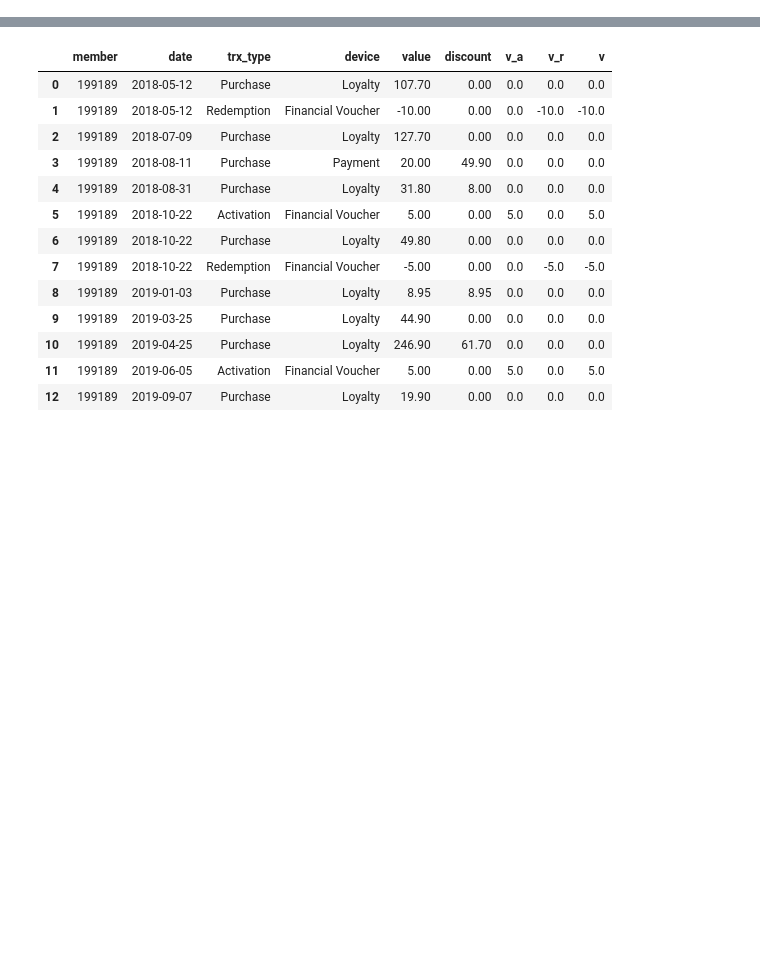
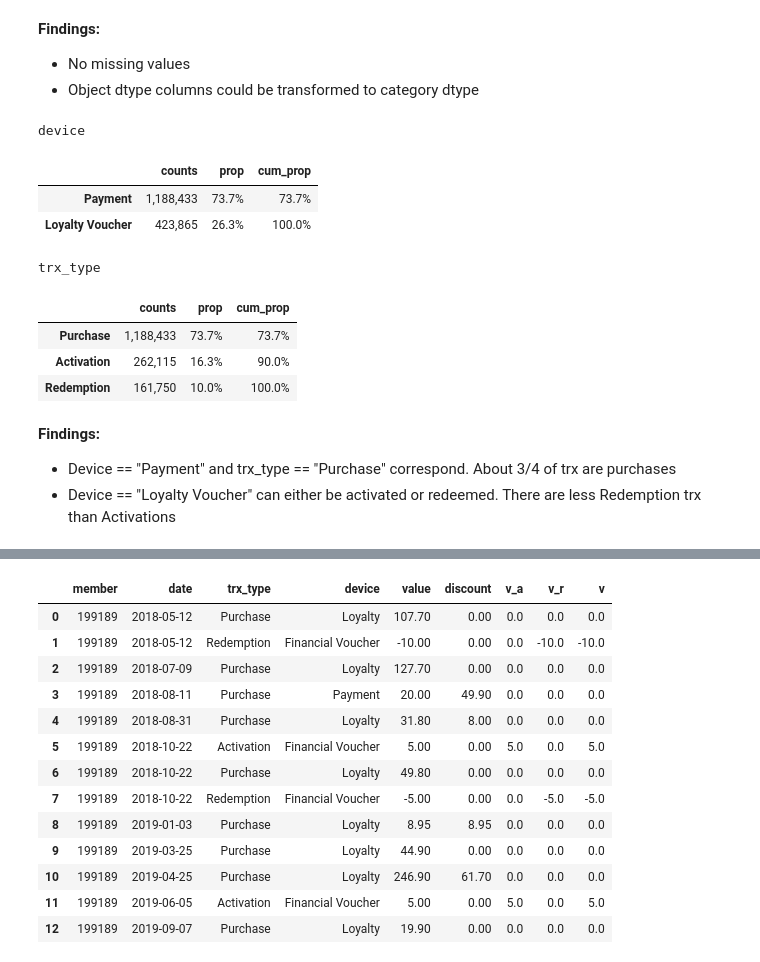
Before and after one commit to rbuerki/trx_data_manipulation_medium, a Jupyter notebook: 1_simple_trx_prep/Trx_Data_Transformation.ipynb, the cells around one changed output, grey strips where cells are left out. Drawn from its saved outputs; the diff is of its cells as text; code cells hidden in the pictures; blank space fills up the shorter version.

```diff
--- a/1_simple_trx_prep/Trx_Data_Transformation.ipynb
+++ b/1_simple_trx_prep/Trx_Data_Transformation.ipynb
@@ -3,0 +71,20 @@
+# %% [markdown]
+**Findings:**
+- No missing values
+- Object dtype columns could be transformed to category dtype
+# %%
+EDA.display_value_counts(data_clean[["device", "trx_type"]])
+# %% [output]
+device
+|  | counts | prop | cum_prop |
+| Payment | 1,188,433 | 73.7% | 73.7% |
+| Loyalty Voucher | 423,865 | 26.3% | 100.0% |
+trx_type
+|  | counts | prop | cum_prop |
+| Purchase | 1,188,433 | 73.7% | 73.7% |
+| Activation | 262,115 | 16.3% | 90.0% |
+| Redemption | 161,750 | 10.0% | 100.0% |
+# %% [markdown]
+**Findings:**
+- Device == "Payment" and trx_type == "Purchase" correspond. About 3/4 of trx are purchases
+- Device == "Loyalty Voucher" can either be activated or redeemed. There are less Redemption trx than Activations
```
Also changed, not shown: parts of 31 cells of this notebook.
